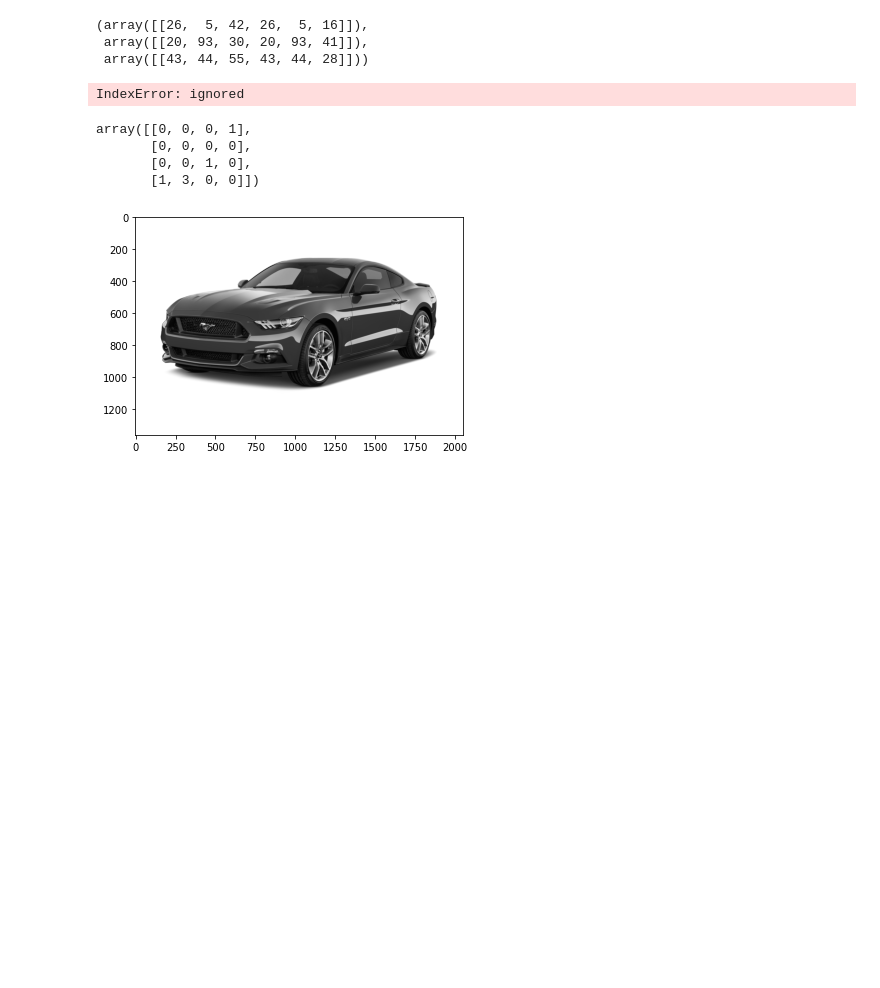
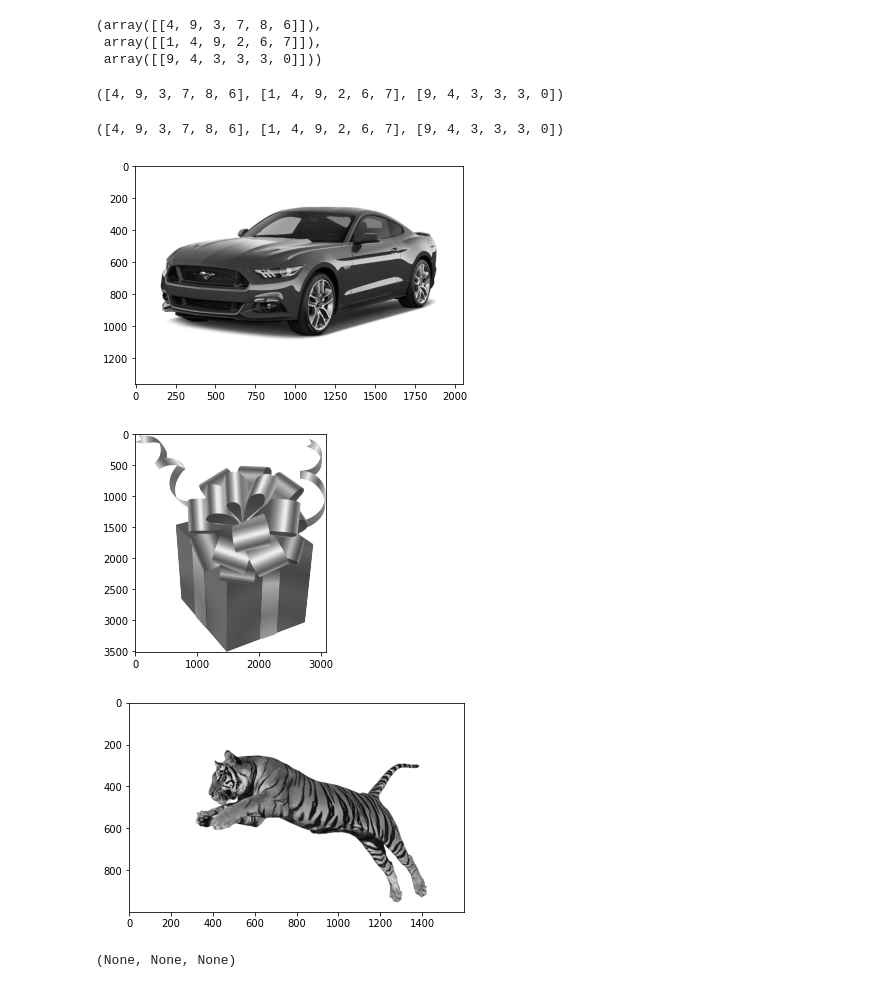
Before and after one commit to kiselpd/ML_HW1, a Jupyter notebook: Untitled0.ipynb, the cells around one changed output. Drawn from its saved outputs; the diff is of its cells as text; code cells hidden in the pictures; blank space fills up the shorter version.

```diff
--- a/Untitled0.ipynb
+++ b/Untitled0.ipynb
@@ -174,52 +165,61 @@ array([[3, 0, 2, 1, 3, 1]])
 #2.1
 
 def task2_1(matrix, first_vector, second_vector):
-  matrix = np.random.randint(0, 100, size = (4, 4))
   new=matrix[first_vector, second_vector]
   return new
 
 task2_1(test_100, first_vector, second_vector), task2_1(test_1000, first_vector, second_vector), task2_1(test_10000, first_vector, second_vector)
 # %% [output]
-(array([[26,  5, 42, 26,  5, 16]]),
- array([[20, 93, 30, 20, 93, 41]]),
- array([[43, 44, 55, 43, 44, 28]]))
+(array([[4, 9, 3, 7, 8, 6]]),
+ array([[1, 4, 9, 2, 6, 7]]),
+ array([[9, 4, 3, 3, 3, 0]]))
 # %%
 #2.2
 
 def task2_2(matrix, first_vector, second_vector):
-
+  first_vector=first_vector.ravel()
+  second_vector=second_vector.ravel()
   new=[0]*len(first_vector)
-  for i, a in enumerate(new):
-    new[i]=matrix[first_vec[0][i]][second_vector[0][i]]
+  for i in range(len(new)):
+    new[i]=matrix[first_vector[i]][second_vector[i]]
   return new
 
 task2_2(test_100, first_vector, second_vector), task2_2(test_1000, first_vector, second_vector), task2_2(test_10000, first_vector, second_vector)
 # %% [output]
-IndexError: ignored
+([4, 9, 3, 7, 8, 6], [1, 4, 9, 2, 6, 7], [9, 4, 3, 3, 3, 0])
-# %%
-#2.3
-matrix = np.random.randint(0, 100, size = (4, 4))
-first_vec=np.random.randint(0, 4, (1, 6))
-second_vec=np.random.randint(0, 4, (1, 6))
-new=np.zeros_like(first_vec);
-new[first_vec[k], second_vec[k]]
-
-  new[first_vec[0][i]][second_vec[0][i]] +=1
-new
-[X[i[k], j[k]
-# %% [output]
-array([[0, 0, 0, 1],
-       [0, 0, 0, 0],
-       [0, 0, 1, 0],
-       [1, 3, 0, 0]])
+# %%
+#2.3
+
+def task2_3(matrix, first_vector, second_vector):
+  new=[]
+  first_vector=first_vector.ravel()
+  second_vector=second_vector.ravel()
+  for i, a in enumerate(first_vector):
+    new.append(matrix[first_vector[i]][second_vector[i]])
+  return new
+
+task2_3(test_100, first_vector, second_vector), task2_3(test_1000, first_vector, second_vector), task2_3(test_10000, first_vector, second_vector)
+# %% [output]
+([4, 9, 3, 7, 8, 6], [1, 4, 9, 2, 6, 7], [9, 4, 3, 3, 3, 0])
+# %%
+#test5
+test1="https://mobiscar.ru/images/auto/ford-mustang-vi.png"
+test2="https://clipart-best.com/img/gift/gift-clip-art-5.png"
+test3="https://i.pinimg.com/originals/63/50/e1/6350e14392e973b06da2650c80e9baec.png"
 # %%
 #5.1
-rgb_color=np.array([0.299, 0.587, 0.114]).reshape(3,1)
-img = iio.imread("https://mobiscar.ru/images/auto/ford-mustang-vi.png")
-img[:, :, :3]=np.dot(img[:, :, :3], rgb_color)
-plt.imshow(img)
-plt.show()
+def task5_1(str):
+  rgb_color=np.array([0.299, 0.587, 0.114]).reshape(3,1)
+  img = iio.imread(str)
+  img[:, :, :3]=np.dot(img[:, :, :3], rgb_color)
+  plt.imshow(img)
+  plt.show()
+
+task5_1(test1), task5_1(test2), task5_1(test3)
 # %% [output]
 [figure]
+[figure, added]
+[figure, added]
+(None, None, None)
 # %%
 #5.2
```
Also changed, not shown: parts of 15 cells of this notebook.
